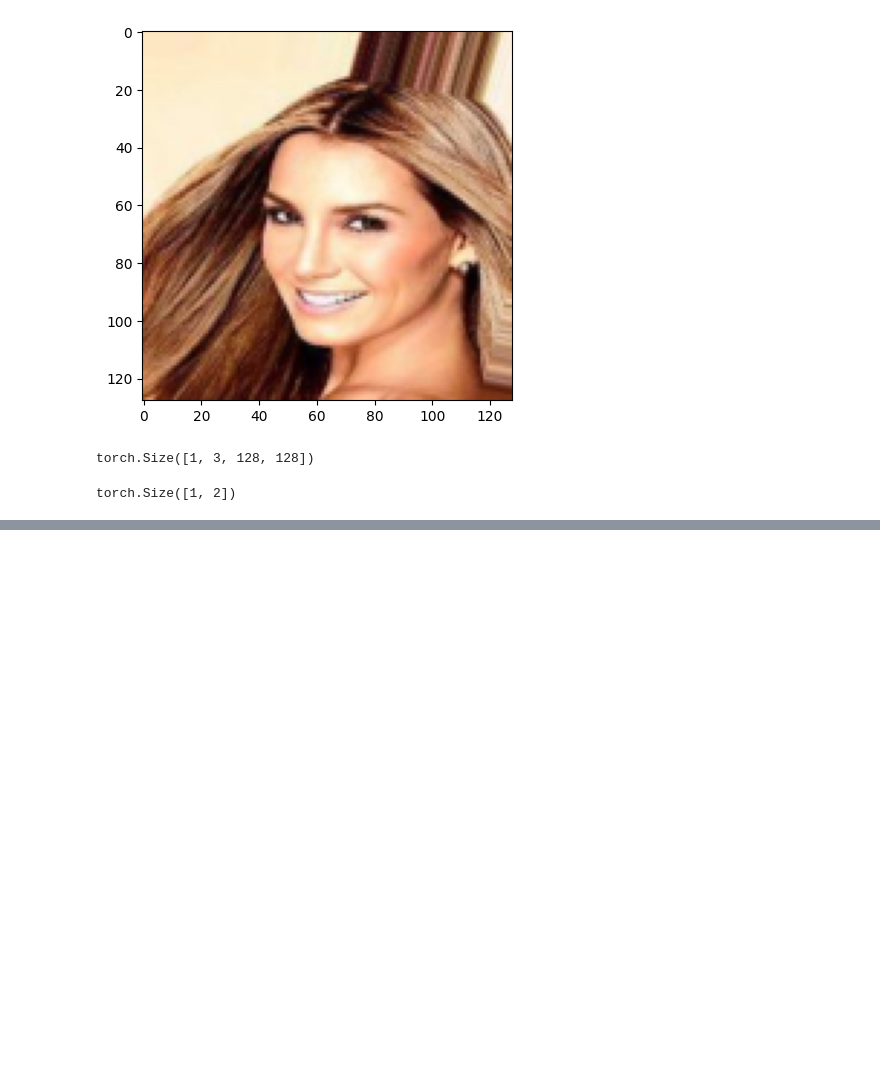
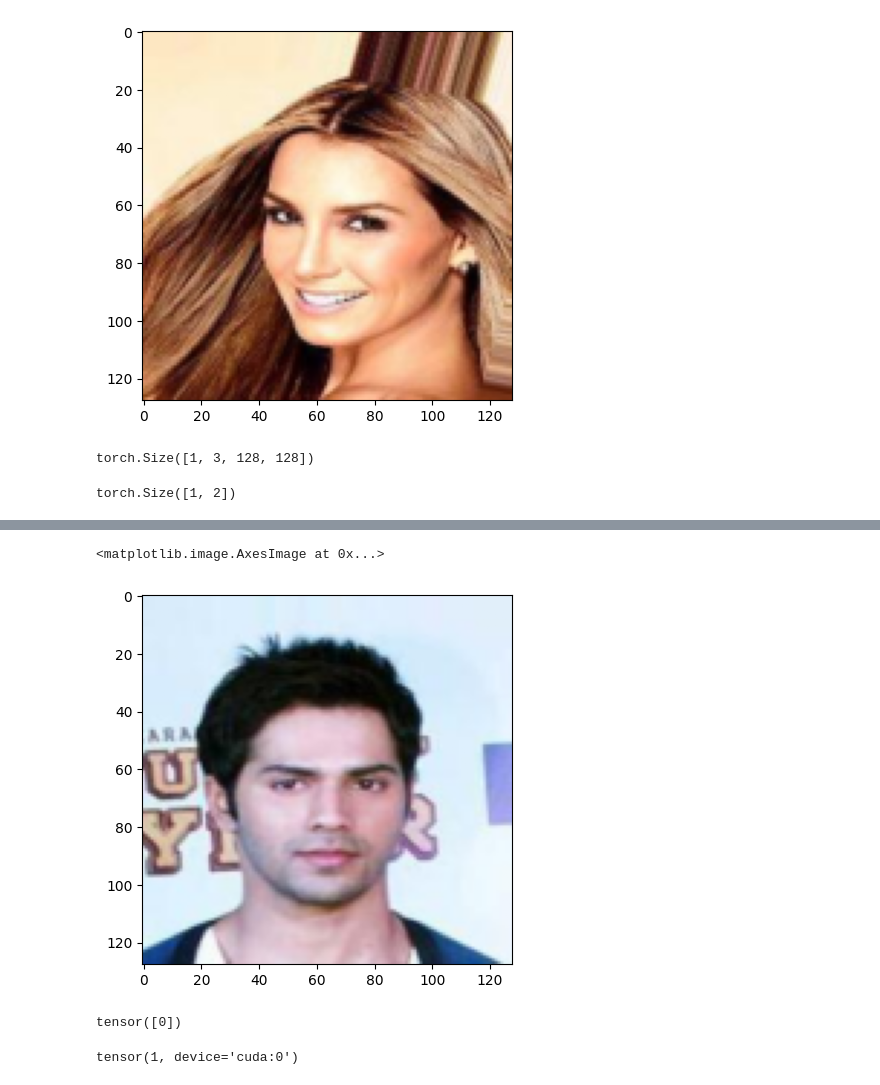
Before and after one commit to XUQIPAN/P3DM, a Jupyter notebook: train_celeba_cls_smile.ipynb, the cells around one changed output, grey strips where cells are left out. Drawn from its saved outputs; the diff is of its cells as text; code cells hidden in the pictures; blank space fills up the shorter version.

```diff
--- a/train_celeba_cls_smile.ipynb
+++ b/train_celeba_cls_smile.ipynb
@@ -29,7 +29,7 @@ test_transform = transforms.Compose([
     transforms.ToTensor()
 ])
 # %%
-class CelebA_Male(CelebA):
+class CelebA_Smile(CelebA):
     def __getitem__(self, index):
         X = Image.open(os.path.join(self.root, self.base_folder, "img_align_celeba", self.filename[index]))
 
@@ -280,2 +229,6 @@ for i in tqdm(range(100)):
 # %%
 torch.save(model.state_dict(), '/data/local/qipan/exp_celeba/celeba_cls_smile.pth')
+# %%
+# test process
+test_dl = CelebA_Smile(root="/data/local/qipan/exp_celeba/datasets/celeba",
+                       download=False, transform=train_transform, split='test')
@@ -281,0 +298,13 @@ torch.save(model.state_dict(), '/data/local/qipan/exp_celeba/celeba_cls_smile.pt
+# %%
+plt.imshow(torchvision.utils.make_grid(test_dl[5][0]).permute(1, 2, 0))
+# %% [output]
+<matplotlib.image.AxesImage at 0x...>
+[figure, added]
+# %%
+test_dl[5][1]
+# %% [output]
+tensor([0])
+# %%
+torch.argmax(model(test_dl[5][0].unsqueeze(0).cuda()))
+# %% [output]
+tensor(1, device='cuda:0')
```
Also changed, not shown: parts of 10 cells of this notebook, 9 other files.
